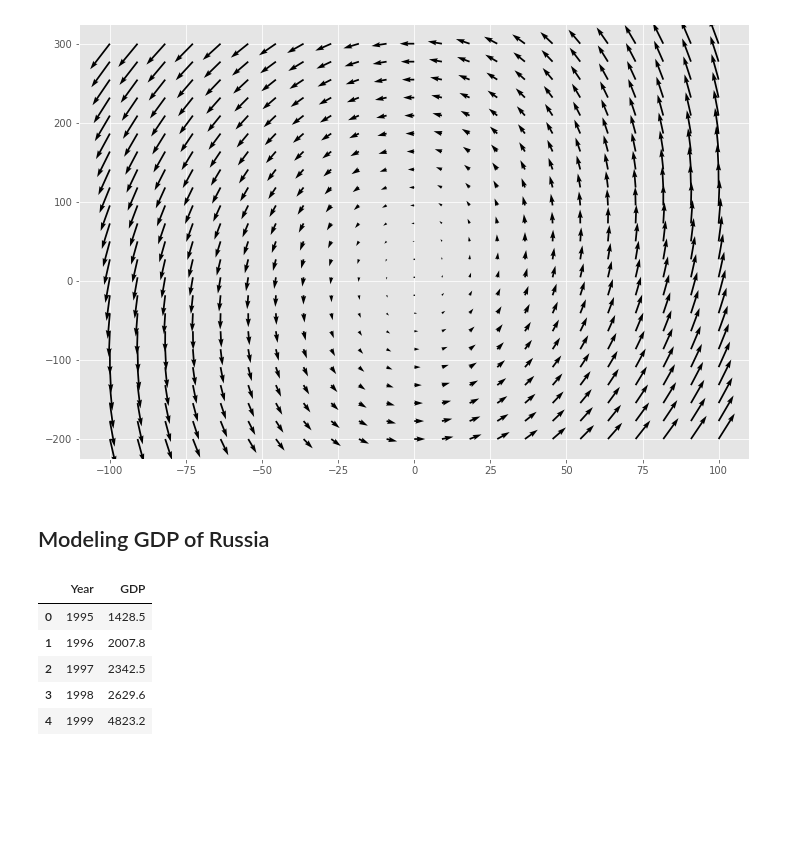
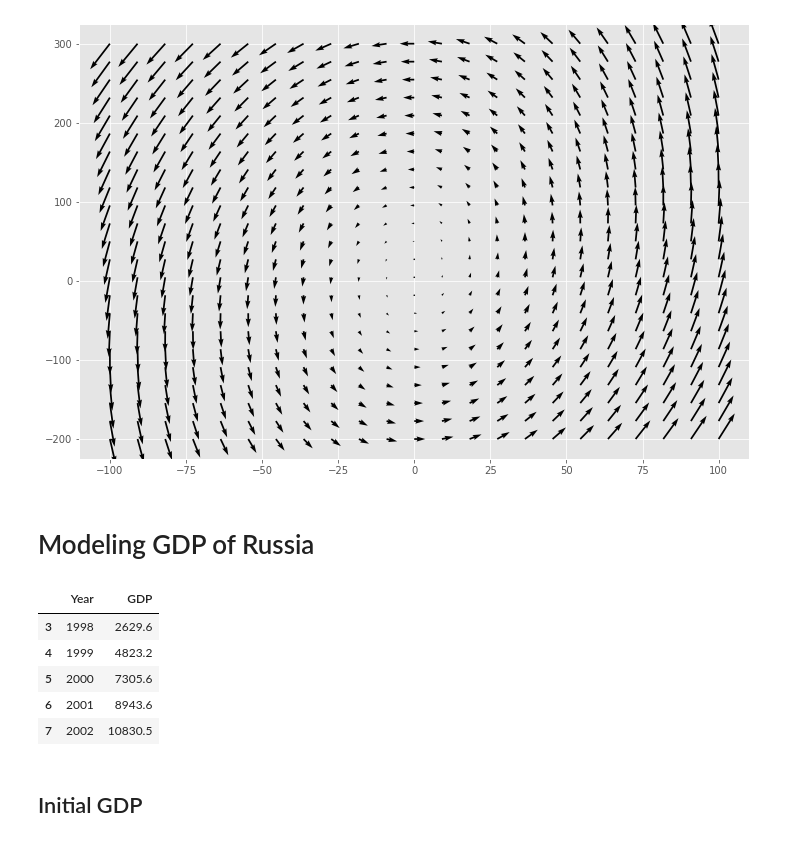
Before and after one commit to kirillzx/Math-projects, a Jupyter notebook: Mathematical_modeling/Samuelson-Hicks model.ipynb, the cells around one changed output. Cells and saved outputs as stored; diff of their text form; code cells hidden in the pictures; blank space fills up the shorter version.

```diff
--- a/Mathematical_modeling/Samuelson-Hicks model.ipynb
+++ b/Mathematical_modeling/Samuelson-Hicks model.ipynb
@@ -264,20 +264,23 @@ plt.show()
 # %% [output]
 [figure]
 # %% [markdown]
-## Modeling GDP of Russia
+# Modeling GDP of Russia
 # %%
 file = 'Data_Samuelson-Hicks_model.xlsx'
 
 # Load spreadsheet
 df = pd.read_excel(file)
+df = df[3:]
 df.head()
 # %% [output]
 |  | Year | GDP |
-| 0 | 1995 | 1428.5 |
-| 1 | 1996 | 2007.8 |
-| 2 | 1997 | 2342.5 |
 | 3 | 1998 | 2629.6 |
 | 4 | 1999 | 4823.2 |
+| 5 | 2000 | 7305.6 |
+| 6 | 2001 | 8943.6 |
+| 7 | 2002 | 10830.5 |
+# %% [markdown]
+## Initial GDP
 # %%
 plt.subplots(figsize=(12,8))
 
```
Also changed, not shown: parts of 10 cells of this notebook.
